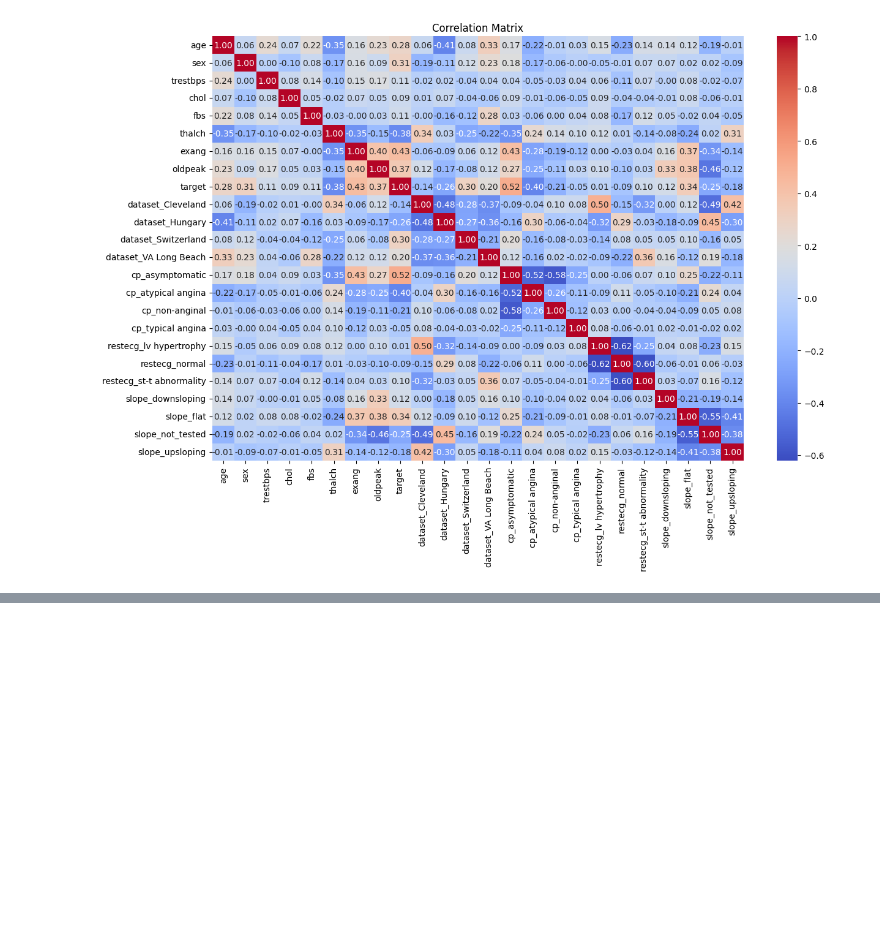
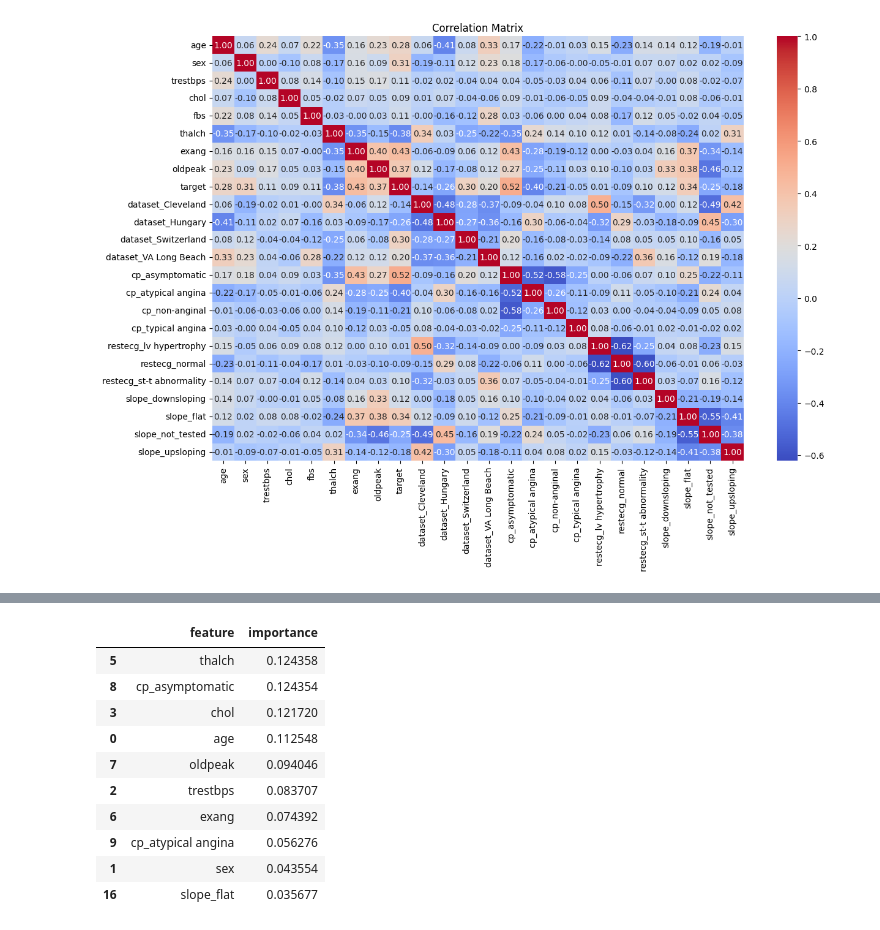
Before and after one commit to FerMoha2177/heart-disease-ml-pipeline, a Jupyter notebook: notebooks/03_feature_engineering.ipynb, the cells around one changed output, grey strips where cells are left out. Cells and saved outputs as stored; diff of their text form; code cells hidden in the pictures; blank space fills up the shorter version.

```diff
--- a/notebooks/03_feature_engineering.ipynb
+++ b/notebooks/03_feature_engineering.ipynb
@@ -186,18 +186,20 @@ target
 Name: count, dtype: int64
 # %%
+logger.info("=== FEATURE SELECTION ===")
+
 kbest_selected_features, kbest_rejected_features, kbest_scored_df = k_highest_features(
-    X,  # Use X (without target), not silver_data_df
-    target_col=y,  # Pass y separately
+    silver_data_df,  # Complete dataframe with target
+    target_col='target',  # Column name as string
     k=15
 )
 
 rf_selected_features, rf_rejected_features, rf_scored_df = random_forest_feature_selection(
-    X,  # Use X (without target), not silver_data_df
-    target_col=y,  # Pass y separately
+    silver_data_df,  # Complete dataframe with target
+    target_col='target',  # Column name as string
     k=15
 )
+
 logger.info("\nFEATURES FROM SELECT K BEST\n")
-
 logger.info(f"SelectKBest selected: {len(kbest_selected_features)} features")
 logger.info(f"RandomForest selected: {len(rf_selected_features)} features")
 
@@ -219,3 +237,14 @@ KeyError: "['target'] not found in axis"
+|  | feature | importance |
+| 5 | thalch | 0.124358 |
+| 8 | cp_asymptomatic | 0.124354 |
+| 3 | chol | 0.121720 |
+| 0 | age | 0.112548 |
+| 7 | oldpeak | 0.094046 |
+| 2 | trestbps | 0.083707 |
+| 6 | exang | 0.074392 |
+| 9 | cp_atypical angina | 0.056276 |
+| 1 | sex | 0.043554 |
+| 16 | slope_flat | 0.035677 |
 # %%
 # Find Convergent Features
 logger.info("=== CONVERGENT FEATURE SELECTION ===")
```
Also changed, not shown: parts of 12 cells of this notebook, 16 other files.
